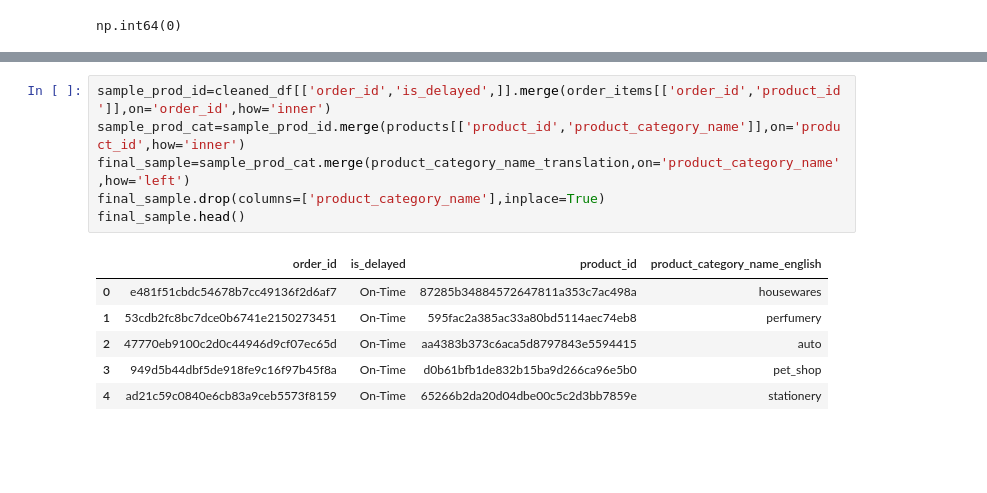
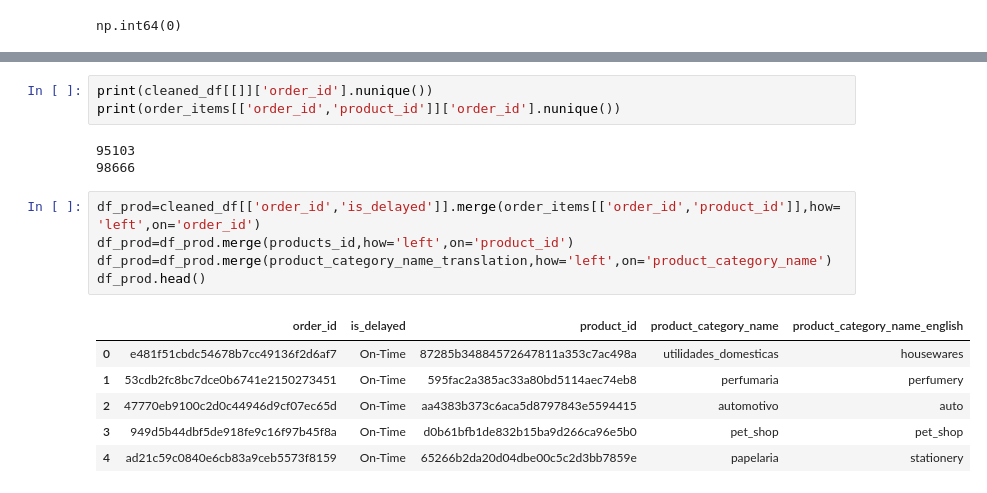
Before and after one commit to omkaryadav-11/olist-delivery-analysis, a Jupyter notebook: analysis.ipynb, the cells around one changed output, grey strips where cells are left out. Drawn from its saved outputs; the diff is of its cells as text; blank space fills up the shorter version.

```diff
--- a/analysis.ipynb
+++ b/analysis.ipynb
@@ -1004,13 +1013,18 @@ np.int64(0)
+# %%
+print(cleaned_df[[]]['order_id'].nunique())
+print(order_items[['order_id','product_id']]['order_id'].nunique())
+# %% [output]
+95103
+98666
 # %%
-sample_prod_id=cleaned_df[['order_id','is_delayed',]].merge(order_items[['order_id','product_id']],on='order_id',how='inner')
-sample_prod_cat=sample_prod_id.merge(products[['product_id','product_category_name']],on='product_id',how='inner')
-final_sample=sample_prod_cat.merge(product_category_name_translation,on='product_category_name',how='left')
-final_sample.drop(columns=['product_category_name'],inplace=True)
-final_sample.head()
+df_prod=cleaned_df[['order_id','is_delayed']].merge(order_items[['order_id','product_id']],how='left',on='order_id')
+df_prod=df_prod.merge(products_id,how='left',on='product_id')
+df_prod=df_prod.merge(product_category_name_translation,how='left',on='product_category_name')
+df_prod.head()
 # %% [output]
-|  | order_id | is_delayed | product_id | product_category_name_english |
-| 0 | e481f51cbdc54678b7cc49136f2d6af7 | On-Time | 87285b34884572647811a353c7ac498a | housewares |
-| 1 | 53cdb2fc8bc7dce0b6741e2150273451 | On-Time | 595fac2a385ac33a80bd5114aec74eb8 | perfumery |
-| 2 | 47770eb9100c2d0c44946d9cf07ec65d | On-Time | aa4383b373c6aca5d8797843e5594415 | auto |
-| 3 | 949d5b44dbf5de918fe9c16f97b45f8a | On-Time | d0b61bfb1de832b15ba9d266ca96e5b0 | pet_shop |
-| 4 | ad21c59c0840e6cb83a9ceb5573f8159 | On-Time | 65266b2da20d04dbe00c5c2d3bb7859e | stationery |
+|  | order_id | is_delayed | product_id | product_category_name | product_category_name_english |
+| 0 | e481f51cbdc54678b7cc49136f2d6af7 | On-Time | 87285b34884572647811a353c7ac498a | utilidades_domesticas | housewares |
+| 1 | 53cdb2fc8bc7dce0b6741e2150273451 | On-Time | 595fac2a385ac33a80bd5114aec74eb8 | perfumaria | perfumery |
+| 2 | 47770eb9100c2d0c44946d9cf07ec65d | On-Time | aa4383b373c6aca5d8797843e5594415 | automotivo | auto |
+| 3 | 949d5b44dbf5de918fe9c16f97b45f8a | On-Time | d0b61bfb1de832b15ba9d266ca96e5b0 | pet_shop | pet_shop |
+| 4 | ad21c59c0840e6cb83a9ceb5573f8159 | On-Time | 65266b2da20d04dbe00c5c2d3bb7859e | papelaria | stationery |
```
Also changed, not shown: parts of 25 cells of this notebook.
